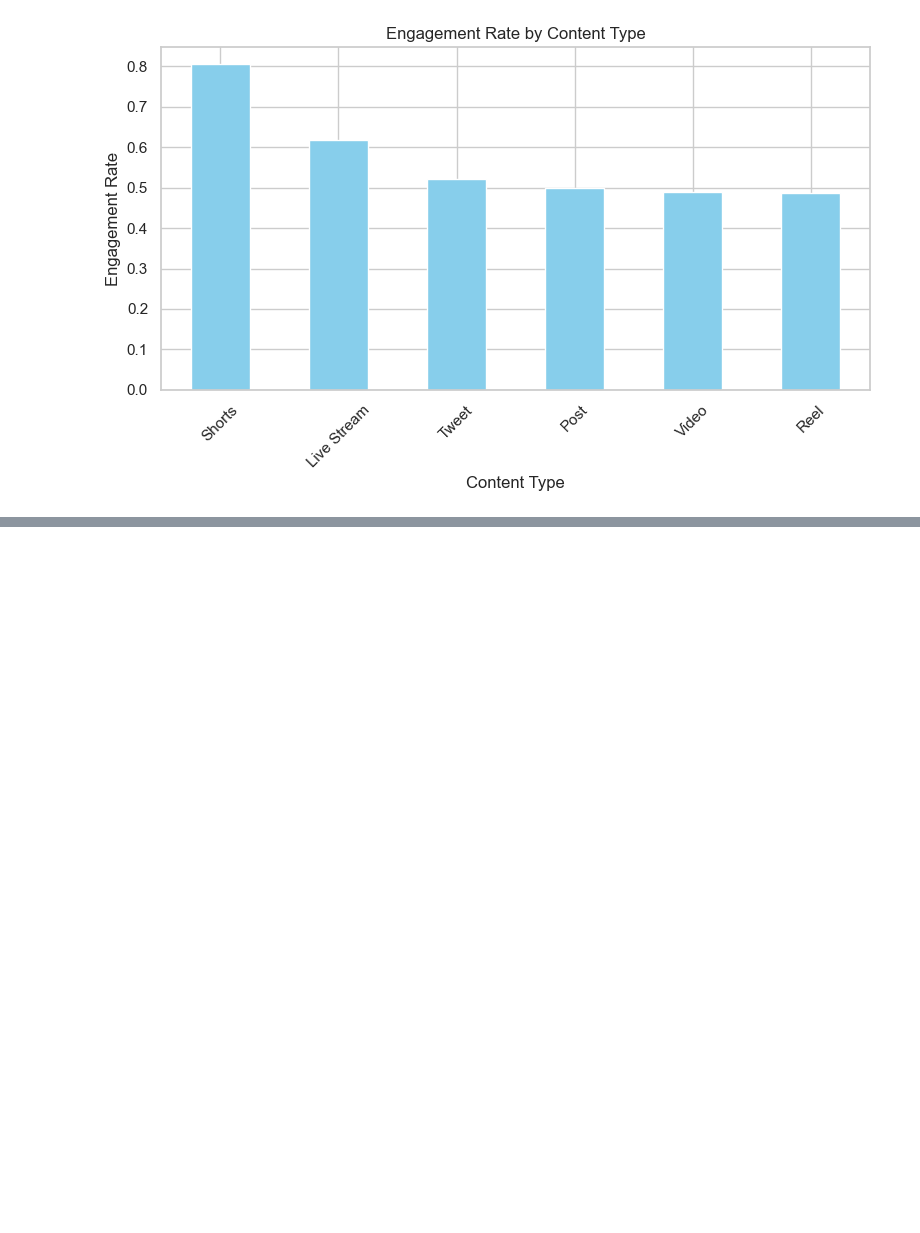
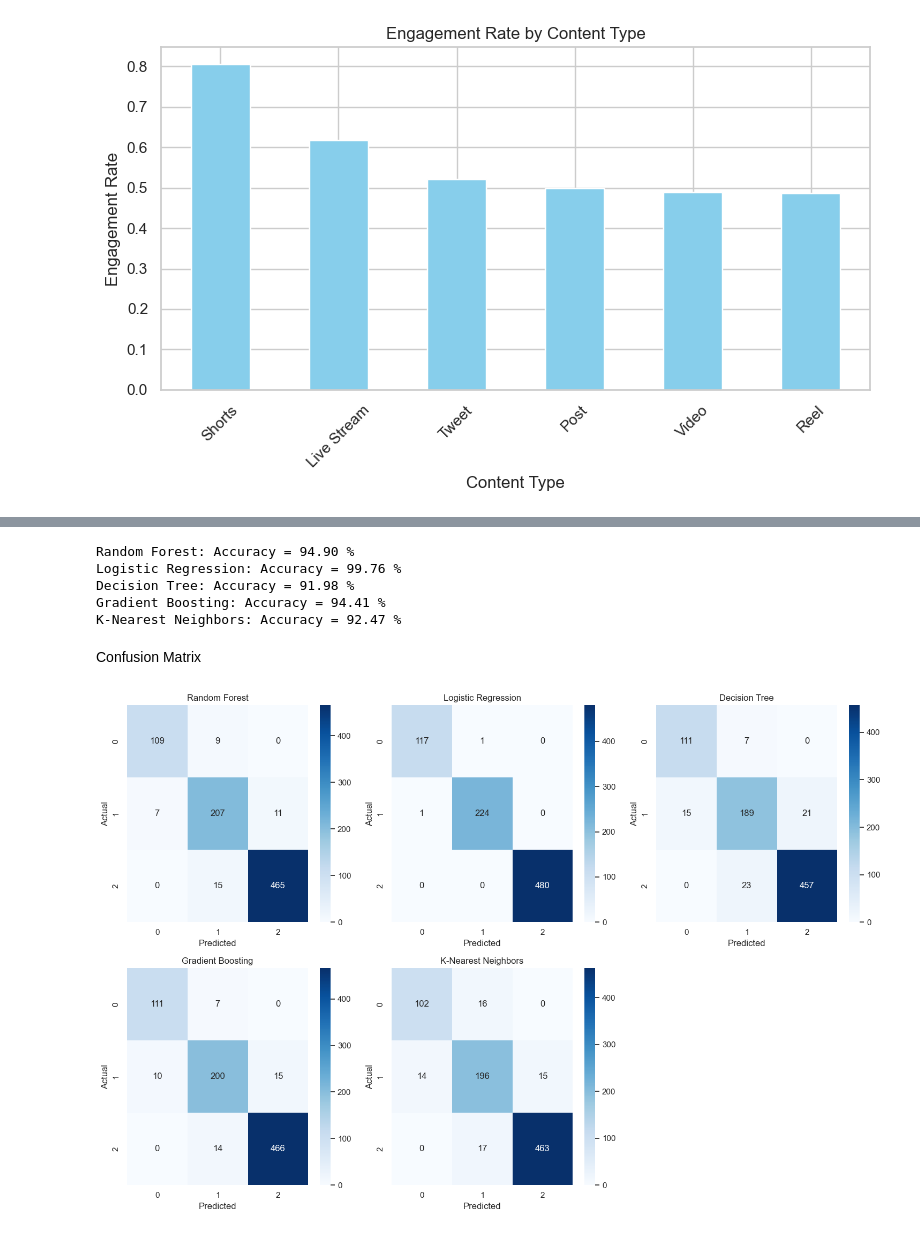
Before and after one commit to jari127/MSDS25026_Project, a Jupyter notebook: code_file.ipynb, the cells around one changed output, grey strips where cells are left out. Cells and saved outputs as stored; diff of their text form; code cells hidden in the pictures; blank space fills up the shorter version.

Commit message:
#12: Use of ML Techniques (Logistic Regression, Decision Tree, Random Forest and KNN with Default Parameters)

```diff
--- a/code_file.ipynb
+++ b/code_file.ipynb
@@ -802,0 +839,18 @@ plt.show()
+# %%
+# Evaluate models
+accuracy_results = {}
+
+for model_name, model in models.items():
+
+    # Train model
+    model.fit(X_train, y_train)
+
+    # Predict
+    y_pred = model.predict(X_test)
+
+    # Calculate accuracy score of the model (in percentage)
+    accuracy = accuracy_score(y_test, y_pred) * 100
+    accuracy_results[model_name] = accuracy
+     # Print classification report
+    print(f"\n=== {model_name} ===")
+    print(classification_report(y_test, y_pred))
@@ -802,0 +900,35 @@ plt.show()
+# %%
+# Display accuracy score
+for model, acc in accuracy_results.items():
+    print(f"{model}: Accuracy = {acc:.2f} %")
+# %% [output]
+Random Forest: Accuracy = 94.90 %
+Logistic Regression: Accuracy = 99.76 %
+Decision Tree: Accuracy = 91.98 %
+Gradient Boosting: Accuracy = 94.41 %
+K-Nearest Neighbors: Accuracy = 92.47 %
+# %% [markdown]
+Confusion Matrix
+# %%
+# Figure with 2 rows and 3 columns (6 slots)
+fig, axes = plt.subplots(2, 3, figsize=(15, 10))
+
+axes = axes.flatten()  # flatten 2D axes → 1D array
+
+for i, (model_name, model) in enumerate(models.items()):
+    y_pred = model.predict(X_test)
+    cm = confusion_matrix(y_test, y_pred)
+
+    sns.heatmap(cm, annot=True, fmt="d", cmap="Blues", ax=axes[i])
+    axes[i].set_title(f"{model_name}")
+    axes[i].set_xlabel("Predicted")
+    axes[i].set_ylabel("Actual")
+
+# Hide the last empty subplot (6th one)
+if len(models) < len(axes):
+    axes[-1].axis("off")
+
+plt.tight_layout()
+plt.show()
+# %% [output]
+[figure, added]
```
Also changed, not shown: parts of 11 cells of this notebook, 3 other files.
